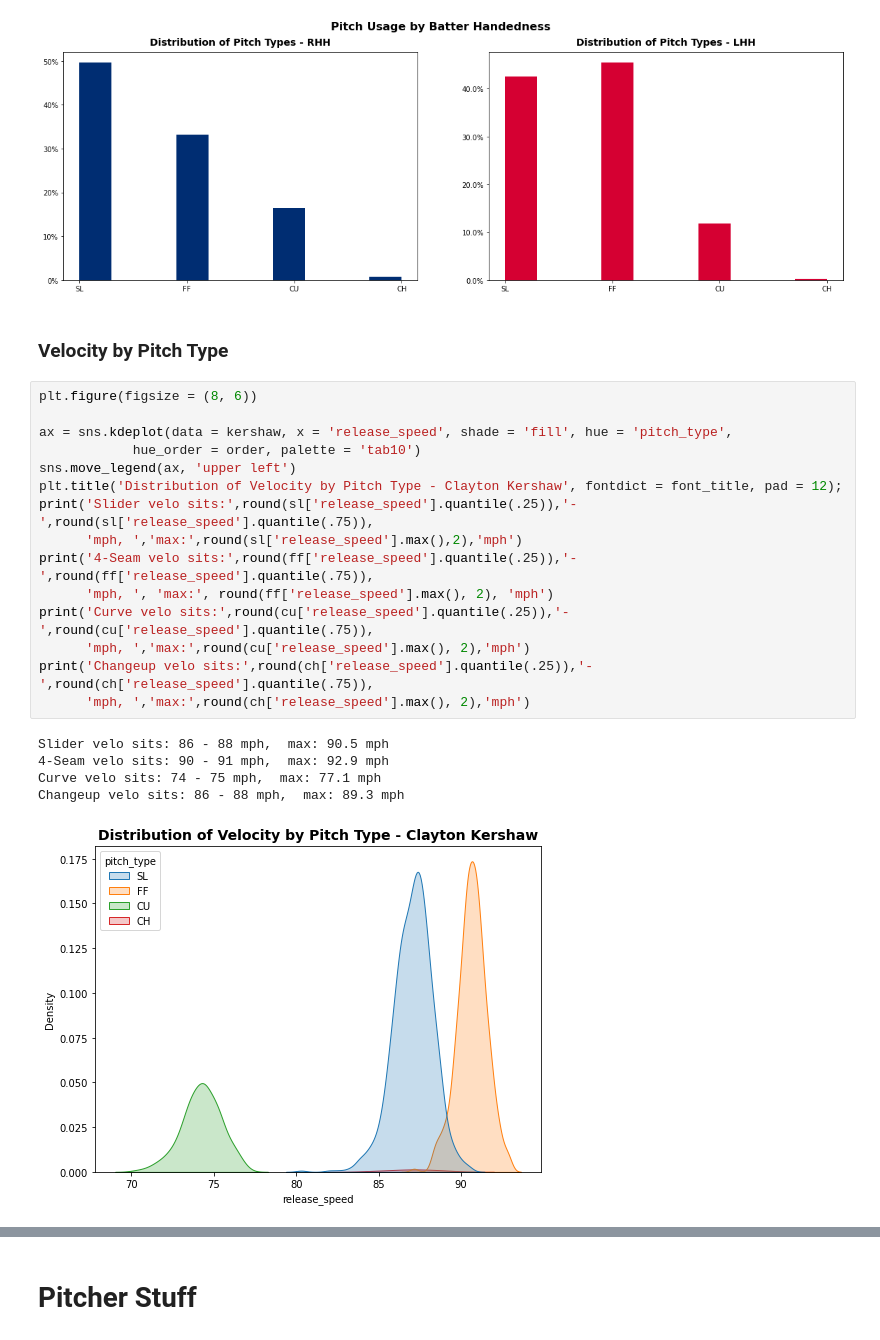
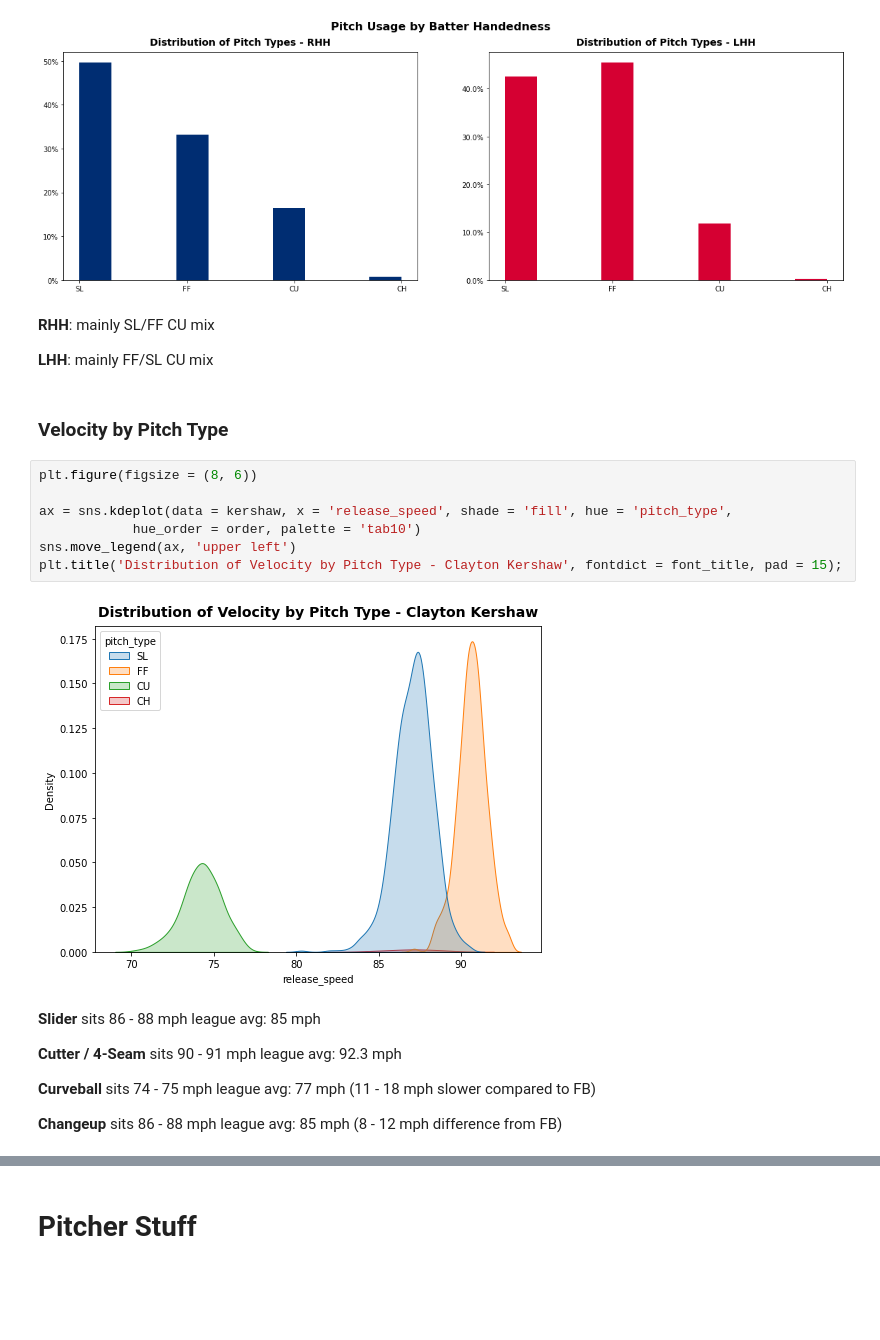
Before and after one commit to anthonyzurke/player-analysis, a Jupyter notebook: pitchers/kershaw-analysis.ipynb, the cells around one changed output, grey strips where cells are left out. Drawn from its saved outputs; the diff is of its cells as text; blank space fills up the shorter version.

```diff
--- a/pitchers/kershaw-analysis.ipynb
+++ b/pitchers/kershaw-analysis.ipynb
@@ -132,27 +149,27 @@ axs[1].yaxis.set_major_formatter(PercentFormatter(1))
 axs[1].set_title('Distribution of Pitch Types - LHH', fontdict = font_title, pad = 15);
 # %% [output]
 [figure]
+# %% [markdown]
+**RHH**: mainly SL/FF CU mix
+
+**LHH**: mainly FF/SL CU mix
 # %% [markdown]
 ### Velocity by Pitch Type
 # %%
 plt.figure(figsize = (8, 6))
 
 ax = sns.kdeplot(data = kershaw, x = 'release_speed', shade = 'fill', hue = 'pitch_type',
             hue_order = order, palette = 'tab10')
 sns.move_legend(ax, 'upper left')
-plt.title('Distribution of Velocity by Pitch Type - Clayton Kershaw', fontdict = font_title, pad = 12);
-print('Slider velo sits:',round(sl['release_speed'].quantile(.25)),'-',round(sl['release_speed'].quantile(.75)),
-      'mph, ','max:',round(sl['release_speed'].max(),2),'mph')
-print('4-Seam velo sits:',round(ff['release_speed'].quantile(.25)),'-',round(ff['release_speed'].quantile(.75)),
-      'mph, ', 'max:', round(ff['release_speed'].max(), 2), 'mph')
-print('Curve velo sits:',round(cu['release_speed'].quantile(.25)),'-',round(cu['release_speed'].quantile(.75)),
-      'mph, ','max:',round(cu['release_speed'].max(), 2),'mph')
-print('Changeup velo sits:',round(ch['release_speed'].quantile(.25)),'-',round(ch['release_speed'].quantile(.75)),
-      'mph, ','max:',round(ch['release_speed'].max(), 2),'mph')
+plt.title('Distribution of Velocity by Pitch Type - Clayton Kershaw', fontdict = font_title, pad = 15);
 # %% [output]
-Slider velo sits: 86 - 88 mph,  max: 90.5 mph
-4-Seam velo sits: 90 - 91 mph,  max: 92.9 mph
-Curve velo sits: 74 - 75 mph,  max: 77.1 mph
-Changeup velo sits: 86 - 88 mph,  max: 89.3 mph
-[figure, old version]
+[figure, new version]
+# %% [markdown]
+**Slider** sits 86 - 88 mph league avg: 85 mph
+
+**Cutter / 4-Seam** sits 90 - 91 mph league avg: 92.3 mph
+
+**Curveball** sits 74 - 75 mph league avg: 77 mph (11 - 18 mph slower compared to FB)
+
+**Changeup** sits 86 - 88 mph league avg: 85 mph (8 - 12 mph difference from FB)
 # %% [markdown]
```
Also changed, not shown: parts of 31 cells of this notebook.
